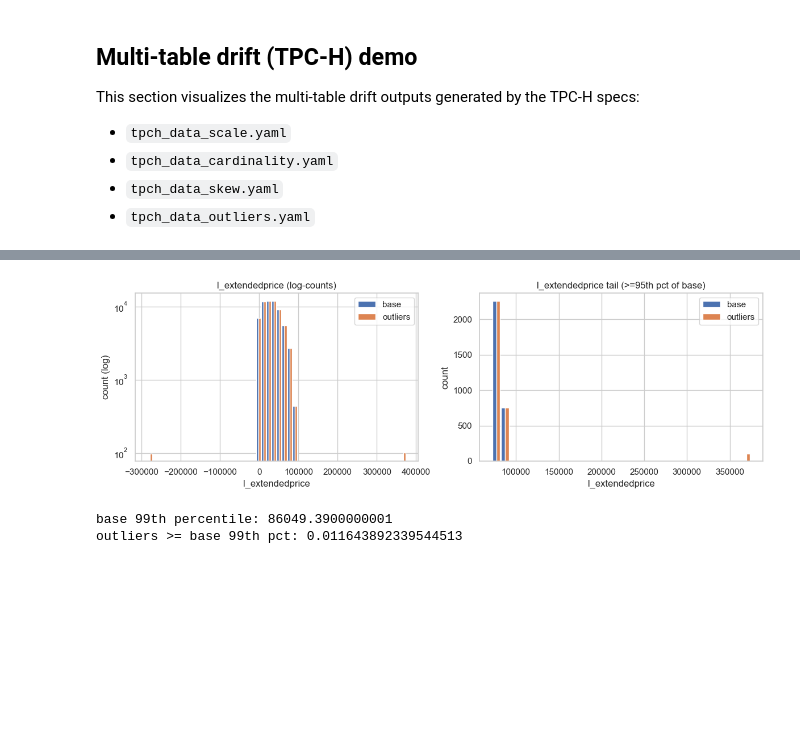
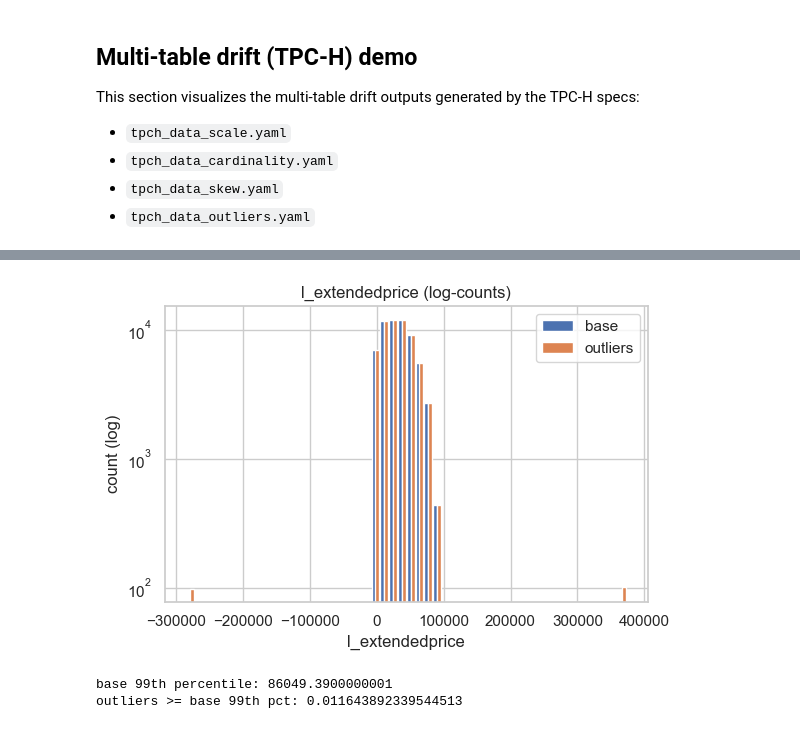
Before and after one commit to Liuguanli/DriftBench, a Jupyter notebook: driftbench/notebooks/plot_data.ipynb, the cells around one changed output, grey strips where cells are left out. Drawn from its saved outputs; the diff is of its cells as text; code cells hidden in the pictures; blank space fills up the shorter version.

```diff
--- a/driftbench/notebooks/plot_data.ipynb
+++ b/driftbench/notebooks/plot_data.ipynb
@@ -787,12 +786,18 @@ scenarios = {
 }
 # %%
 # Histograms for FK relationships: customer, orders, lineitem
+import os
+
+scenarios_to_compare = ["scale", "cardinality", "skew"]
 
 pairs = [
     ("orders", "o_custkey", "Orders -> Customer (o_custkey)"),
     ("lineitem", "l_orderkey", "Lineitem -> Orders (l_orderkey)"),
     ("lineitem", "l_partkey", "Lineitem -> Part (l_partkey)"),
 ]
+
+output_dir = "output_tpch"
+os.makedirs(output_dir, exist_ok=True)
 
 for target_table, target_column, title in pairs:
     base_vals = scenarios["base"][target_table][target_column].dropna().astype(float)
@@ -807,7 +812,7 @@ for target_table, target_column, title in pairs:
     bar_width = bin_width * 0.4
     shift = bin_width * 0.25
 
-    fig, axes = plt.subplots(2, 2, figsize=(12, 8), sharex=True, sharey=True)
+    fig, axes = plt.subplots(1, 3, figsize=(12, 3), sharex=True, sharey=True)
     for ax, name in zip(axes.flat, scenarios_to_compare):
         drift_vals = scenarios[name][target_table][target_column].dropna().astype(float)
         base_counts, _ = np.histogram(base_vals, bins=bins)
@@ -820,6 +825,14 @@ for target_table, target_column, title in pairs:
         ax.set_ylabel("count")
         ax.legend()
 
+    for ax in axes.flat[len(scenarios_to_compare):]:
+        ax.axis("off")
+
     plt.tight_layout()
+    if is_fig_save:
+        file_name = f"tpch_fk_{target_table}_{target_column}"
+        plt.savefig(os.path.join(output_dir, f"{file_name}.png"), format="png", dpi=300, bbox_inches="tight")
+        plt.savefig(os.path.join(output_dir, f"{file_name}.pdf"), format="pdf", bbox_inches="tight")
+        plt.savefig(os.path.join(overleaf_dir, f"{file_name}.pdf"), format="pdf", bbox_inches="tight")
     plt.show()
 # %% [output]
@@ -829,46 +842,58 @@ for target_table, target_column, title in pairs:
 # %%
-# Outlier-focused view: side-by-side hist + tail zoom
+# Outlier-focused view: side-by-side hist (log-counts)
+import os
 
 col = "l_extendedprice"
 base_vals = scenarios["base"]["lineitem"][col].dropna().astype(float)
 out_vals = scenarios["outliers"]["lineitem"][col].dropna().astype(float)
 
-# Percentile cutoffs for zoom
-p95 = np.percentile(base_vals, 95)
+# Percentile cutoff for reporting
 p99 = np.percentile(base_vals, 99)
 
 def side_by_side_hist(ax, base, out, bins, title, log=False):
     counts_base, edges = np.histogram(base, bins=bins)
     counts_out, _ = np.histogram(out, bins=edges)
     widths = np.diff(edges)
     offset = widths * 0.22
     ax.bar(edges[:-1] - offset, counts_base, width=widths * 0.45, align="edge", label="base")
     ax.bar(edges[:-1] + offset, counts_out, width=widths * 0.45, align="edge", label="outliers")
     if log:
         ax.set_yscale("log")
     ax.set_title(title)
     ax.set_xlabel(col)
     ax.set_ylabel("count" + (" (log)" if log else ""))
     ax.legend()
 
-fig, axes = plt.subplots(1, 2, figsize=(12, 4))
+fig, ax = plt.subplots(1, 1, figsize=(6, 4))
 
 # Left: full range with log-counts
 bins = np.histogram_bin_edges(pd.concat([base_vals, out_vals], ignore_index=True), bins=50)
-side_by_side_hist(axes[0], base_vals, out_vals, bins, f"{col} (log-counts)", log=True)
-
-# Right: tail zoom (95-100 percentile of base)
-mask_base = base_vals >= p95
-mask_out = out_vals >= p95
-bins_tail = np.histogram_bin_edges(pd.concat([base_vals[mask_base], out_vals[mask_out]], ignore_index=True), bins=30)
-side_by_side_hist(axes[1], base_vals[mask_base], out_vals[mask_out], bins_tail, f"{col} tail (>=95th pct of base)")
+side_by_side_hist(ax, base_vals, out_vals, bins, f"{col} (log-counts)", log=True)
 
 plt.tight_layout()
+
+output_dir = "output_tpch"
+os.makedirs(output_dir, exist_ok=True)
+if is_fig_save:
+    file_name = f"tpch_outliers_{col}_log"
+    plt.savefig(os.path.join(output_dir, f"{file_name}.png"), format="png", dpi=300, bbox_inches="tight")
+    plt.savefig(os.path.join(output_dir, f"{file_name}.pdf"), format="pdf", bbox_inches="tight")
+    plt.savefig(os.path.join(overleaf_dir, f"{file_name}.pdf"), format="pdf", bbox_inches="tight")
 plt.show()
+
+# Right: tail zoom (>=95th pct of base)
+# p95 = np.percentile(base_vals, 95)
+# mask_base = base_vals >= p95
+# mask_out = out_vals >= p95
+# bins_tail = np.histogram_bin_edges(pd.concat([base_vals[mask_base], out_vals[mask_out]], ignore_index=True), bins=30)
+# fig, ax = plt.subplots(1, 1, figsize=(6, 4))
+# side_by_side_hist(ax, base_vals[mask_base], out_vals[mask_out], bins_tail, f"{col} tail (>=95th pct of base)")
+# plt.tight_layout()
+# plt.show()
 
 print("base 99th percentile:", p99)
 print("outliers >= base 99th pct:", (out_vals >= p99).mean())
 # %% [output]
-[figure, old version]
+[figure, new version]
 base 99th percentile: 86049.3900000001
 outliers >= base 99th pct: 0.011643892339544513
```
Also changed, not shown: parts of 3 cells of this notebook, 18 other files.
